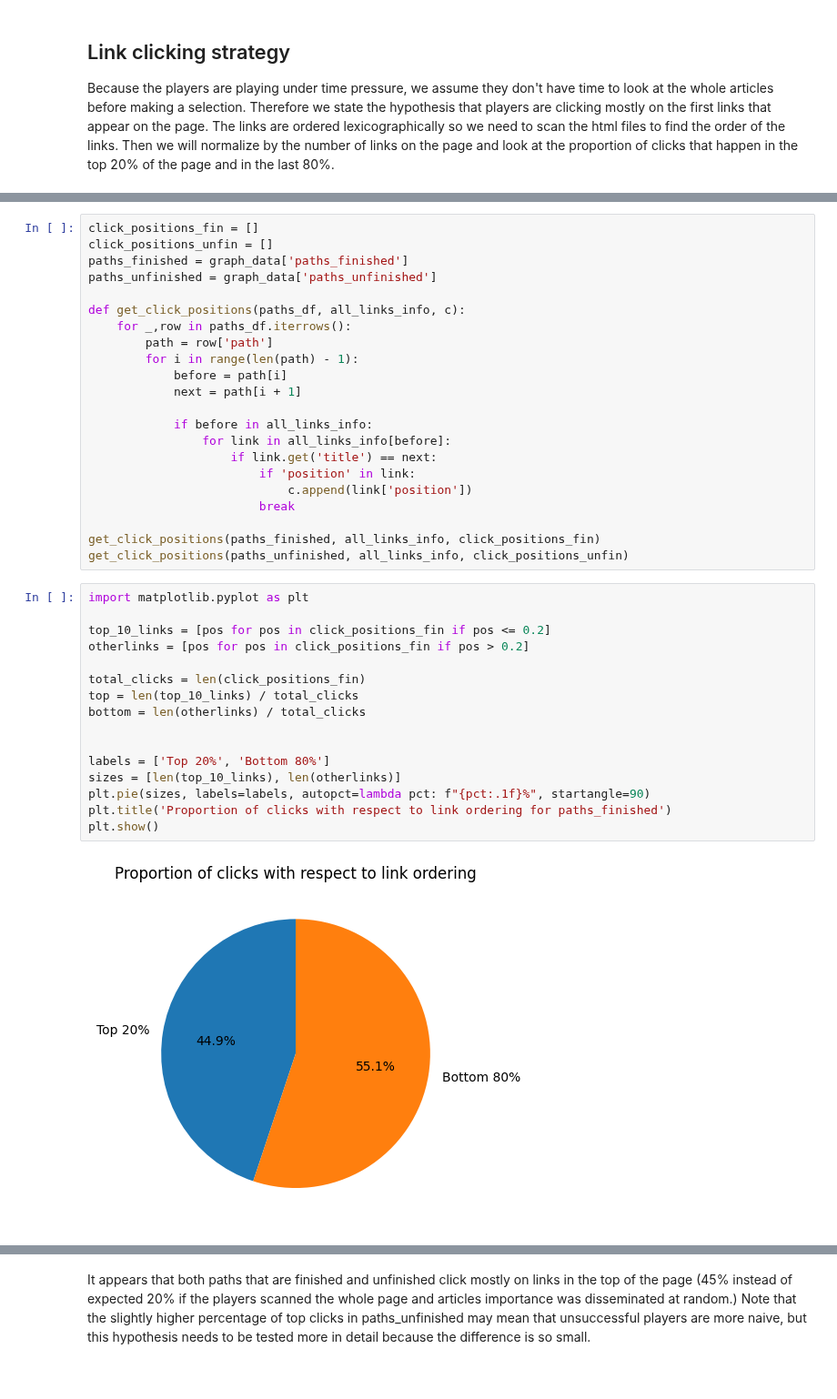
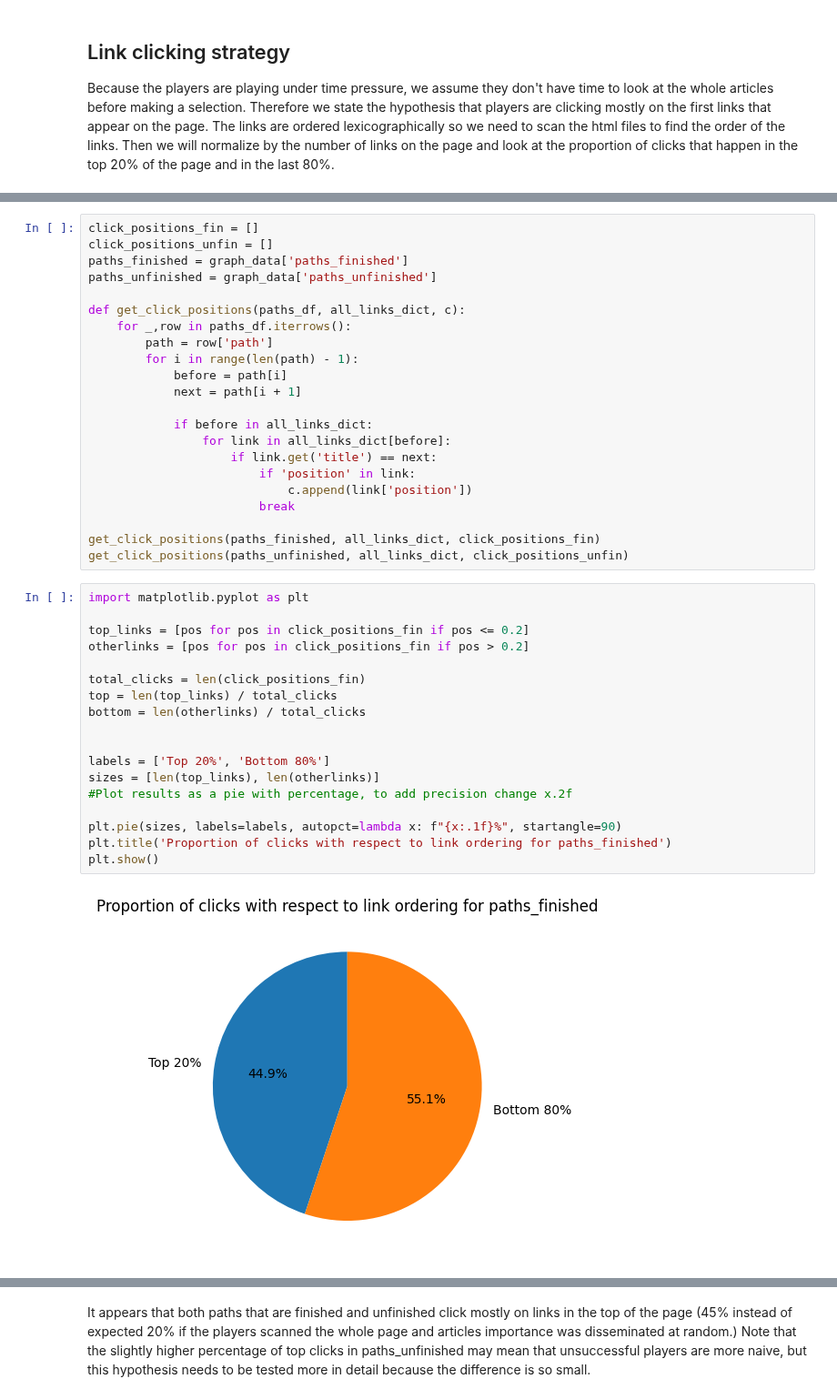
Before and after one commit to epfl-ada/ada-2024-project-5pack, a Jupyter notebook: analysis.ipynb, the cells around one changed output, grey strips where cells are left out. Shown at 91% size. Drawn from its saved outputs; the diff is of its cells as text.

```diff
--- a/analysis.ipynb
+++ b/analysis.ipynb
@@ -314,40 +311,42 @@ click_positions_unfin = []
 paths_finished = graph_data['paths_finished']
 paths_unfinished = graph_data['paths_unfinished']
 
-def get_click_positions(paths_df, all_links_info, c):
+def get_click_positions(paths_df, all_links_dict, c):
     for _,row in paths_df.iterrows():
         path = row['path']
         for i in range(len(path) - 1):
             before = path[i]
             next = path[i + 1]
 
-            if before in all_links_info:
-                for link in all_links_info[before]:
+            if before in all_links_dict:
+                for link in all_links_dict[before]:
                     if link.get('title') == next:
                         if 'position' in link:
                             c.append(link['position'])
                         break
 
-get_click_positions(paths_finished, all_links_info, click_positions_fin)
-get_click_positions(paths_unfinished, all_links_info, click_positions_unfin)
+get_click_positions(paths_finished, all_links_dict, click_positions_fin)
+get_click_positions(paths_unfinished, all_links_dict, click_positions_unfin)
 # %%
 import matplotlib.pyplot as plt
 
-top_10_links = [pos for pos in click_positions_fin if pos <= 0.2]
+top_links = [pos for pos in click_positions_fin if pos <= 0.2]
 otherlinks = [pos for pos in click_positions_fin if pos > 0.2]
 
 total_clicks = len(click_positions_fin)
-top = len(top_10_links) / total_clicks
+top = len(top_links) / total_clicks
 bottom = len(otherlinks) / total_clicks
 
 
 labels = ['Top 20%', 'Bottom 80%']
-sizes = [len(top_10_links), len(otherlinks)]
-plt.pie(sizes, labels=labels, autopct=lambda pct: f"{pct:.1f}%", startangle=90)
+sizes = [len(top_links), len(otherlinks)]
+#Plot results as a pie with percentage, to add precision change x.2f
+
+plt.pie(sizes, labels=labels, autopct=lambda x: f"{x:.1f}%", startangle=90)
 plt.title('Proportion of clicks with respect to link ordering for paths_finished')
 plt.show()
 # %% [output]
-[figure, old version]
+[figure, new version]
 # %%
 import matplotlib.pyplot as plt
 
```
Also changed, not shown: parts of 4 cells of this notebook.
